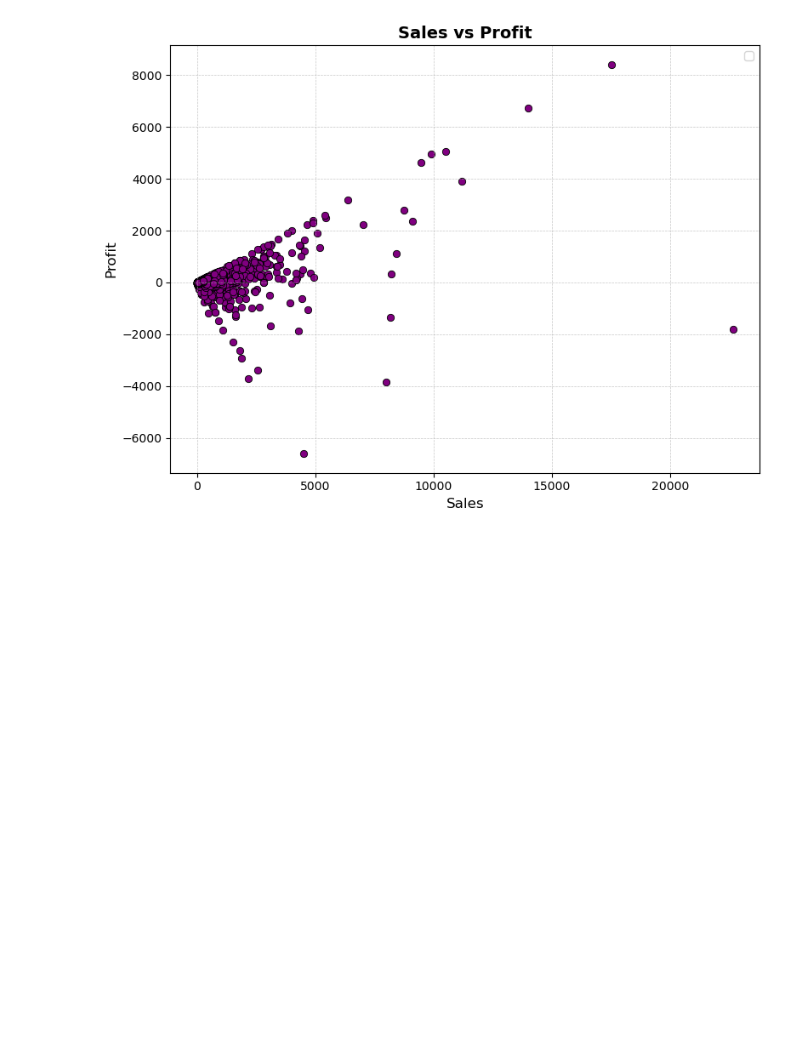
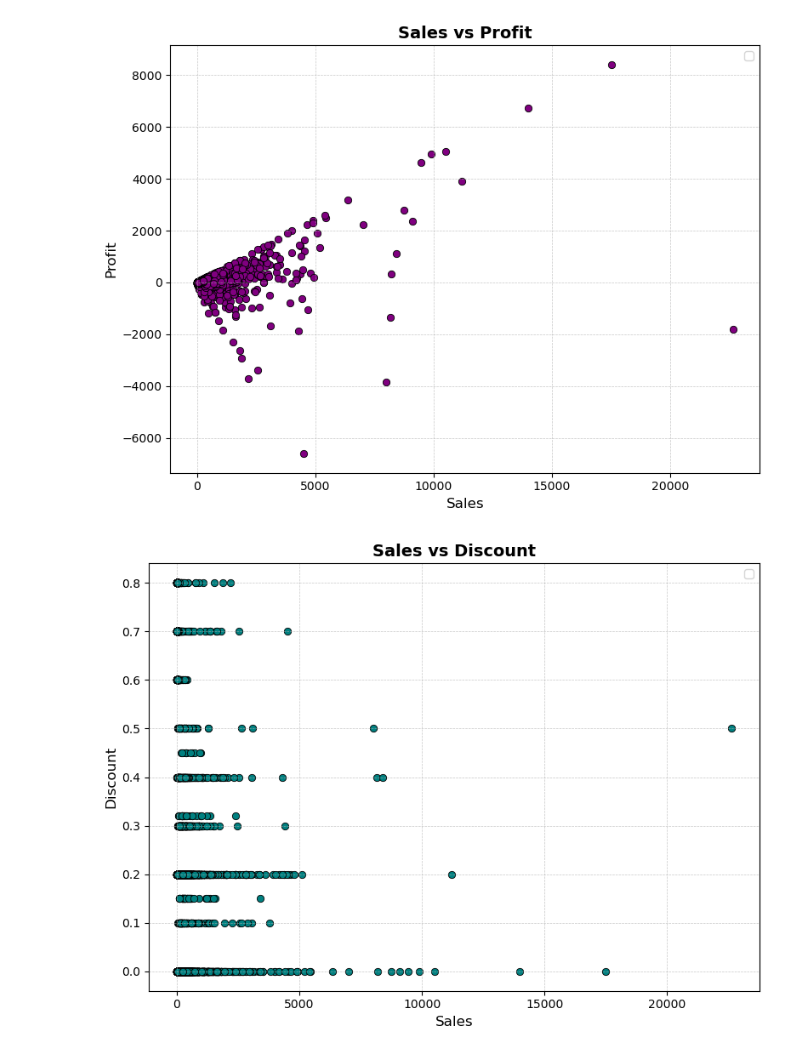
Before and after one commit to HarshilChawla/us-superstore-data-visualizations, a Jupyter notebook: code/notebooks/scatter_plot.ipynb, the cells around one changed output. Drawn from its saved outputs; the diff is of its cells as text; code cells hidden in the pictures; blank space fills up the shorter version.

```diff
--- a/code/scatter_plot.ipynb
+++ b/code/notebooks/scatter_plot.ipynb
@@ -49,3 +49,19 @@ plt.legend()
 plt.show()
 # %% [output]
 [figure]
+# %%
+#Sales vs Discount
+plt.figure(figsize = (8, 6))
+plt.scatter(data['Sales'], data['Discount'],
+            c= 'teal',
+            edgecolor= 'black',
+            linewidth= 0.6)
+plt.xlabel('Sales', fontsize = 12)
+plt.ylabel('Discount', fontsize = 12)
+plt.title('Sales vs Discount', fontsize = 14, fontweight = 'bold')
+plt.grid(True, linestyle='--', linewidth=0.5, alpha=0.7)
+plt.tight_layout()
+plt.legend()
+plt.show()
+# %% [output]
+[figure, added]
```
Also changed, not shown: parts of 1 cell of this notebook, 5 other files.
